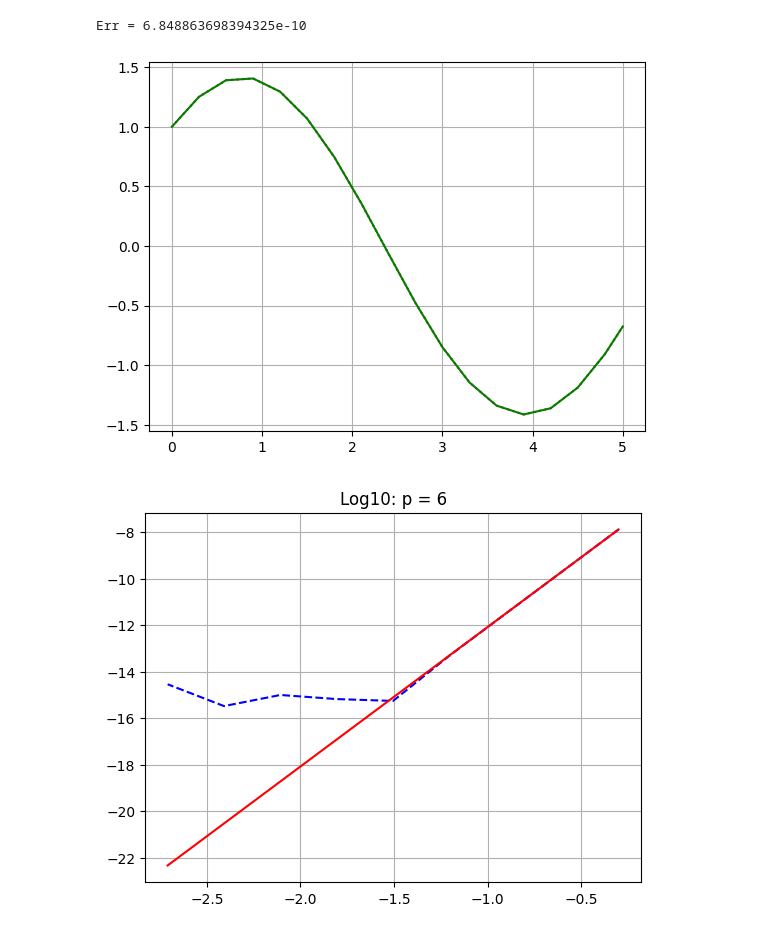
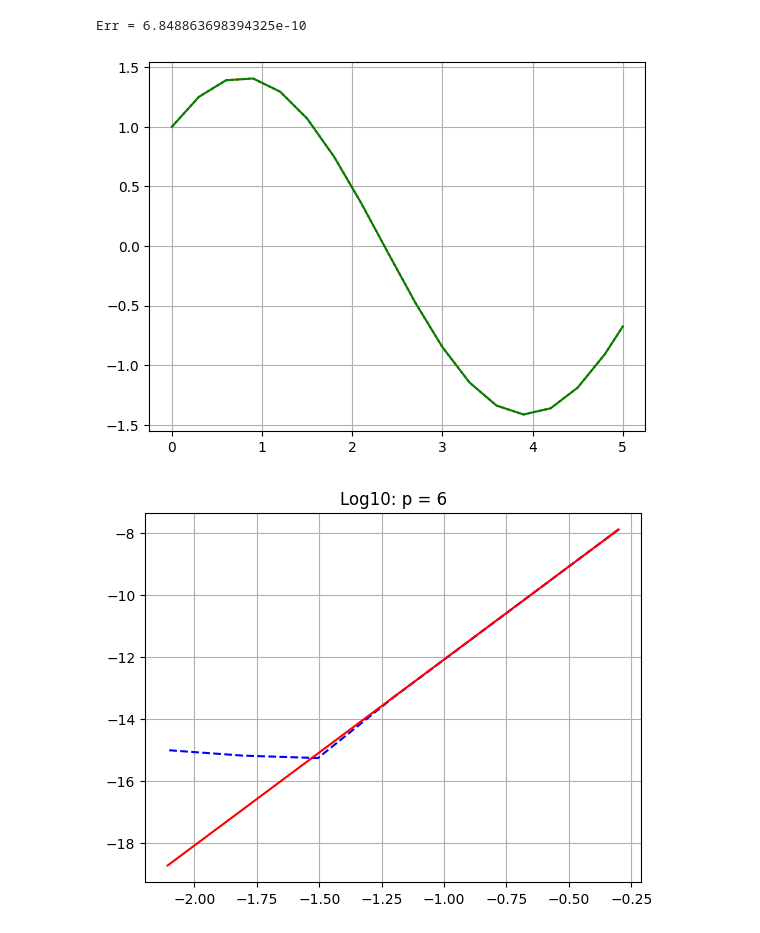
Before and after one commit to LilTenImat/colloss, a Jupyter notebook: colloss2.ipynb, the cells around one changed output. Saved outputs shown, nothing was run; the diff lists cells and outputs as text; code cells hidden in the pictures.

```diff
--- a/colloss2.ipynb
+++ b/colloss2.ipynb
@@ -145,11 +145,11 @@ def getGraph(method, problem, h):
 
     print(f'Err = {abs(y[-1] - trueSolDelay[-1])}')
 # %%
-def getGraph2Pow(method, problem, p=3, endPower=10):
+def getGraph2Pow(method, problem, p=3, endPower=10, Q=2):
     N = []
     H = []
     for k in range(1, endPower):
-        h = 1 / (2 ** k)
+        h = 1 / (Q ** k)
         H.append(np.log10(h))
         x, y = getSolution(method, problem, h)
         trueY = [problem.trueSol(x) for x in x]
@@ -315,11 +319,11 @@ C = [
 GAUSS3_explicit = Method(A, B, C)
 # %%
 getGraph(GAUSS3_explicit, problem0, H_0)
-getGraph2Pow(GAUSS3_explicit, problem0, p = 6, endPower=10)
+getGraph2Pow(GAUSS3_explicit, problem0, p = 6, endPower=8)
 # %% [output]
 Err = 6.848863698394325e-10
 [figure]
-[figure, old version]
+[figure, new version]
 # %%
 # Параметры метода Гаусса 3
 
```
Also changed, not shown: parts of 4 cells of this notebook.
